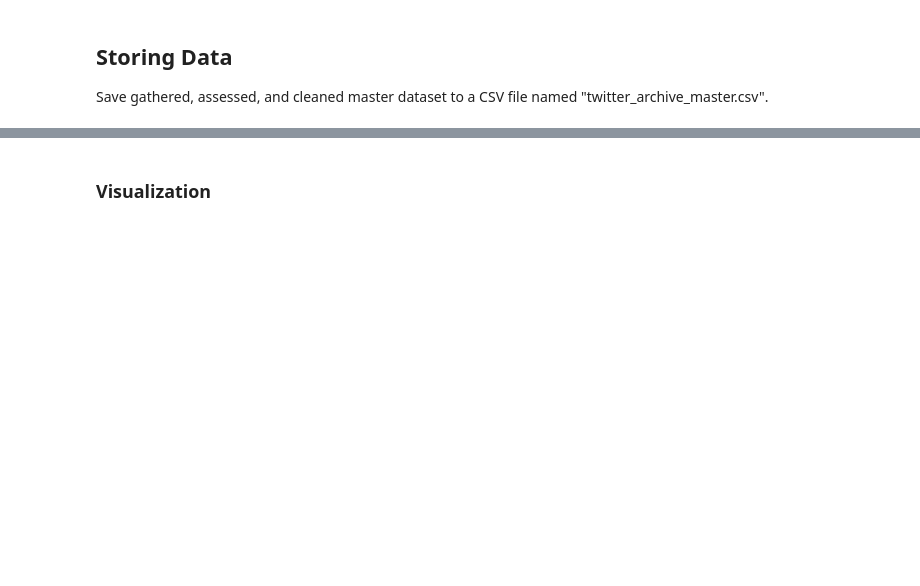
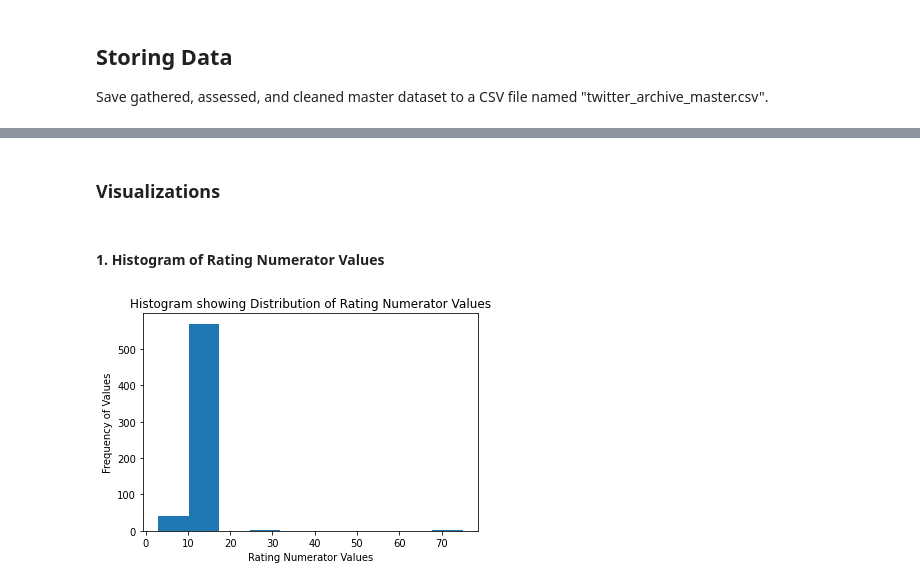
Before and after one commit to IsaacMwendwa/Udacity-Data-Analyst-Nanodegree-Project-2, a Jupyter notebook: wrangle_act.ipynb, the cells around one changed output, grey strips where cells are left out. Cells and saved outputs as stored; diff of their text form; code cells hidden in the pictures; blank space fills up the shorter version.

Commit message:
Add data analysis visualizations

```diff
--- a/wrangle_act.ipynb
+++ b/wrangle_act.ipynb
@@ -28,7 +22,7 @@ Mounted at /content/drive
 ### Defining Path of Working Directory
 # %%
 # Working Directory Path
-working_dir = '/content/drive/My Drive/Colab_Notebooks/ALX_2/'
+working_dir = '/'
 # %% [markdown]
 ## 1. Reading downloaded dataset into Pandas Dataframe
 # %% [markdown]
@@ -721,0 +1379,3 @@ In this section, analyze and visualize your wrangled data. You must produce at l
+# %%
+# reading data stored in file
+twitter_master_df = pd.read_csv(working_dir + "twitter_archive_master.csv")
@@ -721,0 +1465,6 @@ In this section, analyze and visualize your wrangled data. You must produce at l
+# %%
+# Dropping duplicates
+twitter_master_df = twitter_master_df.drop_duplicates()
+
+#confirm duplicates removed
+sum(twitter_master_df.duplicated())
@@ -722,2 +1538,13 @@ In this section, analyze and visualize your wrangled data. You must produce at l
 # %% [markdown]
-### Visualization
+### Visualizations
+# %% [markdown]
+#### 1. Histogram of Rating Numerator Values
+# %%
+# Plotting distribution of rating numerators between 3 and 75
+plt.hist(twitter_master_df['rating_numerator'], range = (3, 75));
+plt.xlabel('Rating Numerator Values')
+plt.ylabel('Frequency of Values')
+plt.title('Histogram showing Distribution of Rating Numerator Values')
+plt.show()
+# %% [output]
+[figure, added]
```
Also changed, not shown: parts of 177 cells of this notebook.
